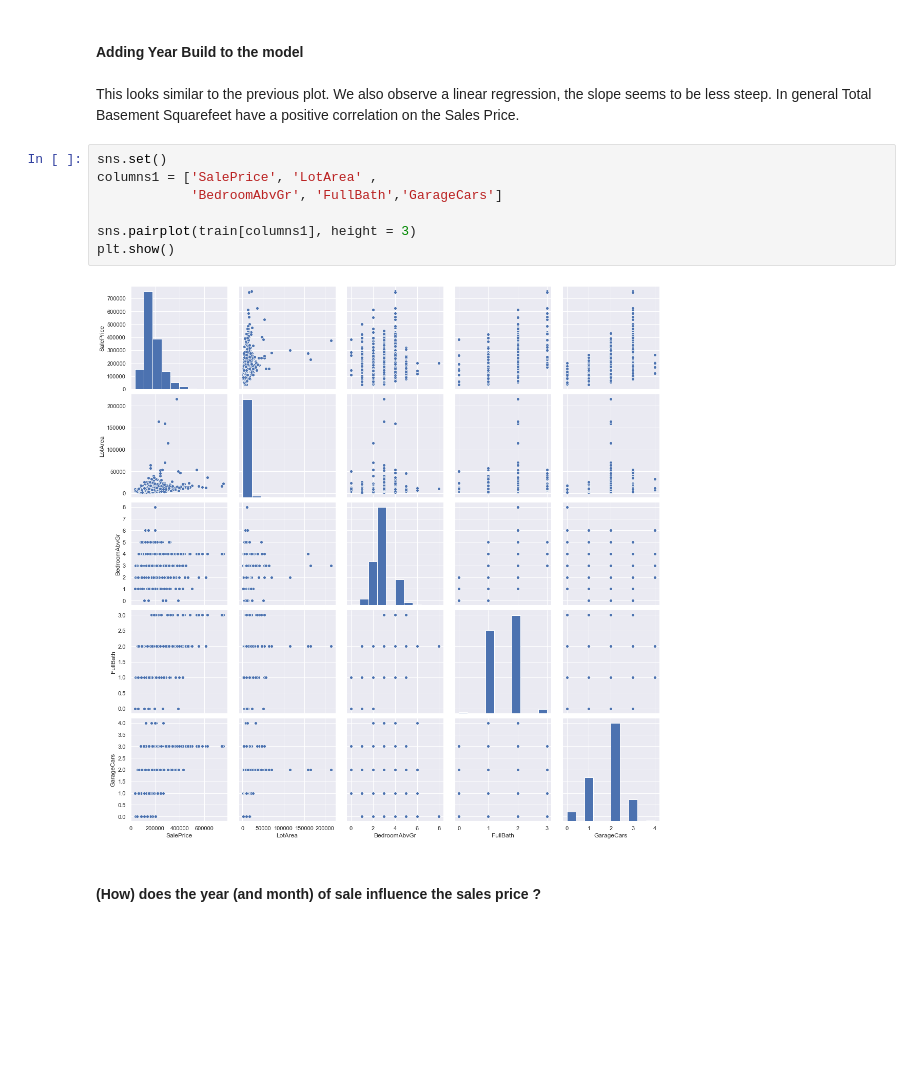
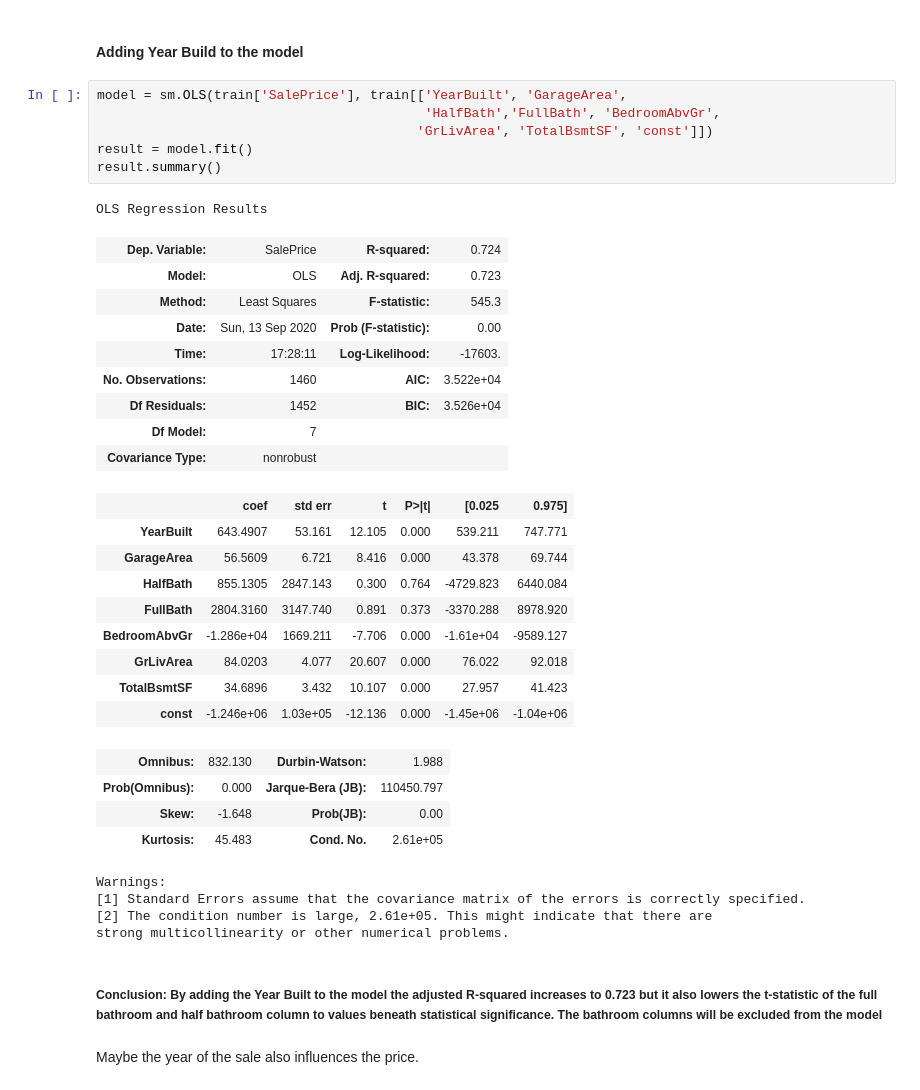
Before and after one commit to Ulli-Aech/Project04_Statistical_Analysis, a Jupyter notebook: Notebooks/statistical_analysis.ipynb, the cells around one changed output. Saved outputs shown, nothing was run; the diff lists cells and outputs as text; blank space fills up the shorter version.

```diff
--- a/Notebooks/statistical_analysis.ipynb
+++ b/Notebooks/statistical_analysis.ipynb
@@ -517,16 +525,41 @@ strong multicollinearity or other numerical problems.
 My next thought is that the age of the house would affect the price.
 # %% [markdown]
 #### Adding Year Build to the model
-# %% [markdown]
-This looks similar to the previous plot. We also observe a linear regression, the slope seems to be less steep. In general Total Basement Squarefeet have a positive correlation on the Sales Price.
-# %%
-sns.set()
-columns1 = ['SalePrice', 'LotArea' ,
-            'BedroomAbvGr', 'FullBath','GarageCars']
-
-sns.pairplot(train[columns1], height = 3)
-plt.show()
-# %% [output]
-[figure, removed]
+# %%
+model = sm.OLS(train['SalePrice'], train[['YearBuilt', 'GarageArea',
+                                          'HalfBath','FullBath', 'BedroomAbvGr',
+                                         'GrLivArea', 'TotalBsmtSF', 'const']])
+result = model.fit()
+result.summary()
+# %% [output]
+OLS Regression Results
+| Dep. Variable: | SalePrice | R-squared: | 0.724 |
+| Model: | OLS | Adj. R-squared: | 0.723 |
+| Method: | Least Squares | F-statistic: | 545.3 |
+| Date: | Sun, 13 Sep 2020 | Prob (F-statistic): | 0.00 |
+| Time: | 17:28:11 | Log-Likelihood: | -17603. |
+| No. Observations: | 1460 | AIC: | 3.522e+04 |
+| Df Residuals: | 1452 | BIC: | 3.526e+04 |
+| Df Model: | 7 |  |  |
+| Covariance Type: | nonrobust |  |  |
+|  | coef | std err | t | P>|t| | [0.025 | 0.975] |
+| YearBuilt | 643.4907 | 53.161 | 12.105 | 0.000 | 539.211 | 747.771 |
+| GarageArea | 56.5609 | 6.721 | 8.416 | 0.000 | 43.378 | 69.744 |
+| HalfBath | 855.1305 | 2847.143 | 0.300 | 0.764 | -4729.823 | 6440.084 |
+| FullBath | 2804.3160 | 3147.740 | 0.891 | 0.373 | -3370.288 | 8978.920 |
+| BedroomAbvGr | -1.286e+04 | 1669.211 | -7.706 | 0.000 | -1.61e+04 | -9589.127 |
+| GrLivArea | 84.0203 | 4.077 | 20.607 | 0.000 | 76.022 | 92.018 |
+| TotalBsmtSF | 34.6896 | 3.432 | 10.107 | 0.000 | 27.957 | 41.423 |
+| const | -1.246e+06 | 1.03e+05 | -12.136 | 0.000 | -1.45e+06 | -1.04e+06 |
+| Omnibus: | 832.130 | Durbin-Watson: | 1.988 |
+| Prob(Omnibus): | 0.000 | Jarque-Bera (JB): | 110450.797 |
+| Skew: | -1.648 | Prob(JB): | 0.00 |
+| Kurtosis: | 45.483 | Cond. No. | 2.61e+05 |
+Warnings:
+[1] Standard Errors assume that the covariance matrix of the errors is correctly specified.
+[2] The condition number is large, 2.61e+05. This might indicate that there are
+strong multicollinearity or other numerical problems.
+# %% [markdown]
+##### Conclusion: By adding the Year Built to the model the adjusted R-squared increases to 0.723 but it also lowers the t-statistic of the full bathroom and half bathroom column to values beneath statistical significance. The bathroom columns will be excluded from the model
 # %% [markdown]
-#### (How) does the year (and month) of sale influence the sales price ?
+Maybe the year of the sale also influences the price.
```
Also changed, not shown: parts of 37 cells of this notebook.
